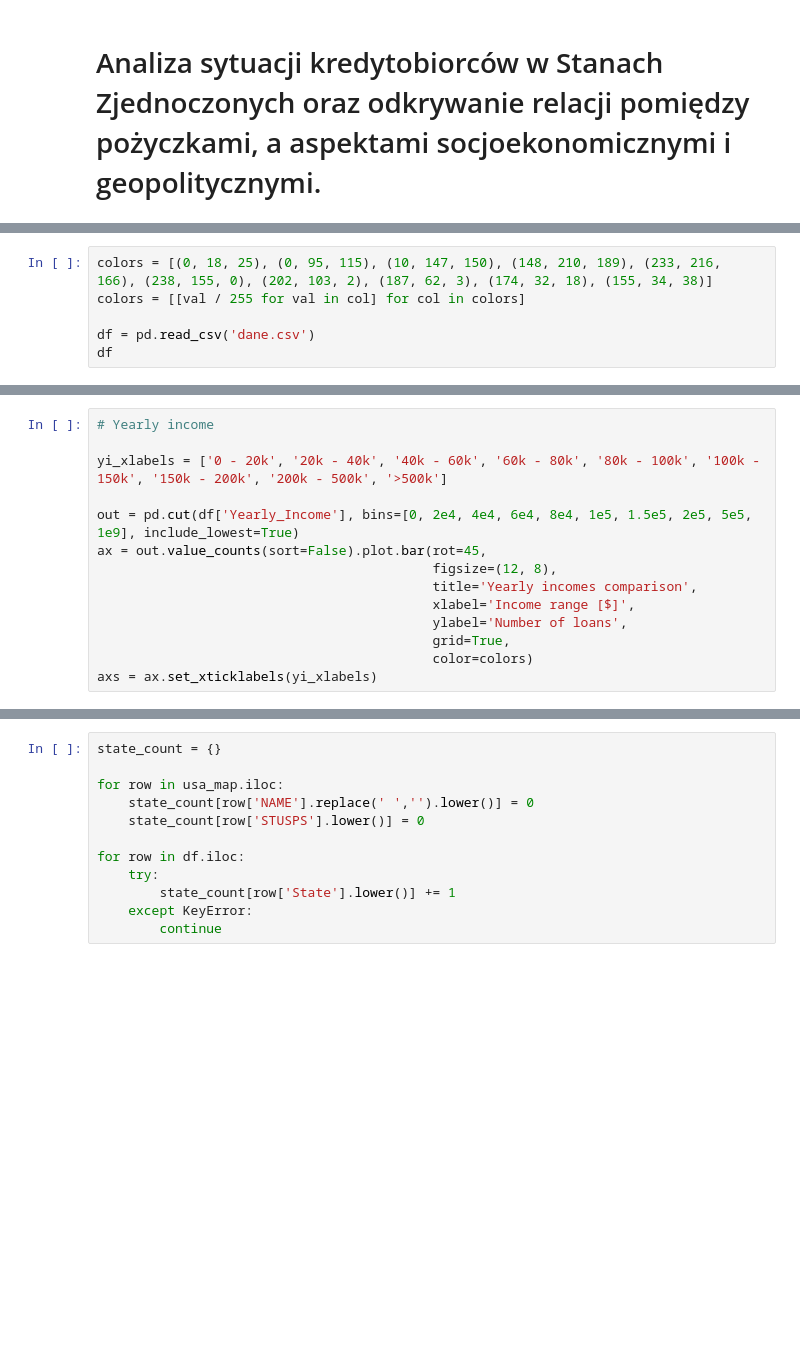
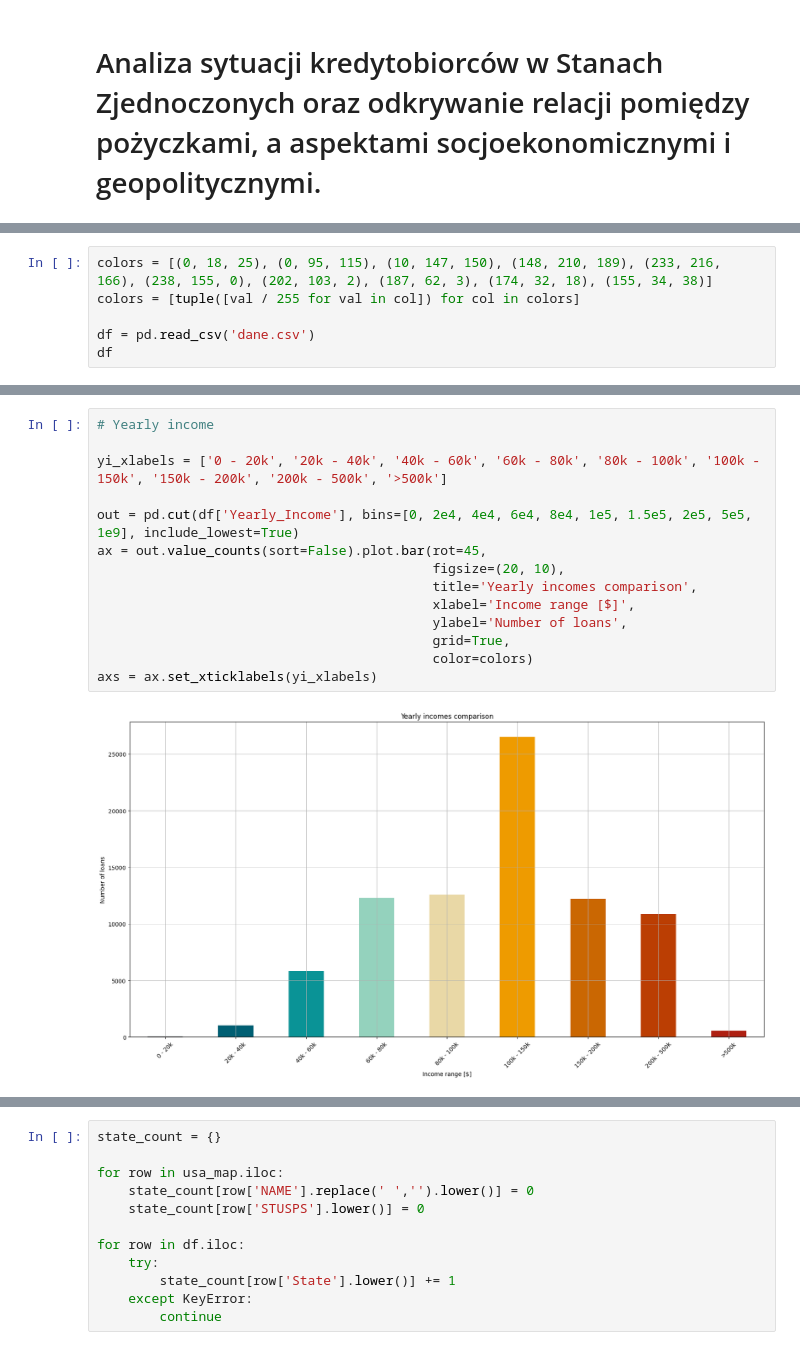
Before and after one commit to applesoju/MAiED, a Jupyter notebook: maied.ipynb, the cells around one changed output, grey strips where cells are left out. Drawn from its saved outputs; the diff is of its cells as text; blank space fills up the shorter version.

```diff
--- a/maied.ipynb
+++ b/maied.ipynb
@@ -8,6 +9,6 @@ import matplotlib.pyplot as plt
 # %%
 colors = [(0, 18, 25), (0, 95, 115), (10, 147, 150), (148, 210, 189), (233, 216, 166), (238, 155, 0), (202, 103, 2), (187, 62, 3), (174, 32, 18), (155, 34, 38)]
-colors = [[val / 255 for val in col] for col in colors]
+colors = [tuple([val / 255 for val in col]) for col in colors]
 
 df = pd.read_csv('dane.csv')
 df
@@ -14,17 +29,19 @@ df
 # %%
 # Yearly income
 
 yi_xlabels = ['0 - 20k', '20k - 40k', '40k - 60k', '60k - 80k', '80k - 100k', '100k - 150k', '150k - 200k', '200k - 500k', '>500k']
 
 out = pd.cut(df['Yearly_Income'], bins=[0, 2e4, 4e4, 6e4, 8e4, 1e5, 1.5e5, 2e5, 5e5, 1e9], include_lowest=True)
 ax = out.value_counts(sort=False).plot.bar(rot=45,
-                                           figsize=(12, 8),
+                                           figsize=(20, 10),
                                            title='Yearly incomes comparison',
                                            xlabel='Income range [$]',
                                            ylabel='Number of loans',
                                            grid=True,
                                            color=colors)
 axs = ax.set_xticklabels(yi_xlabels)
+# %% [output]
+[figure, added]
 # %%
 # Lend amount ASC
 
```
Also changed, not shown: parts of 11 cells of this notebook.
